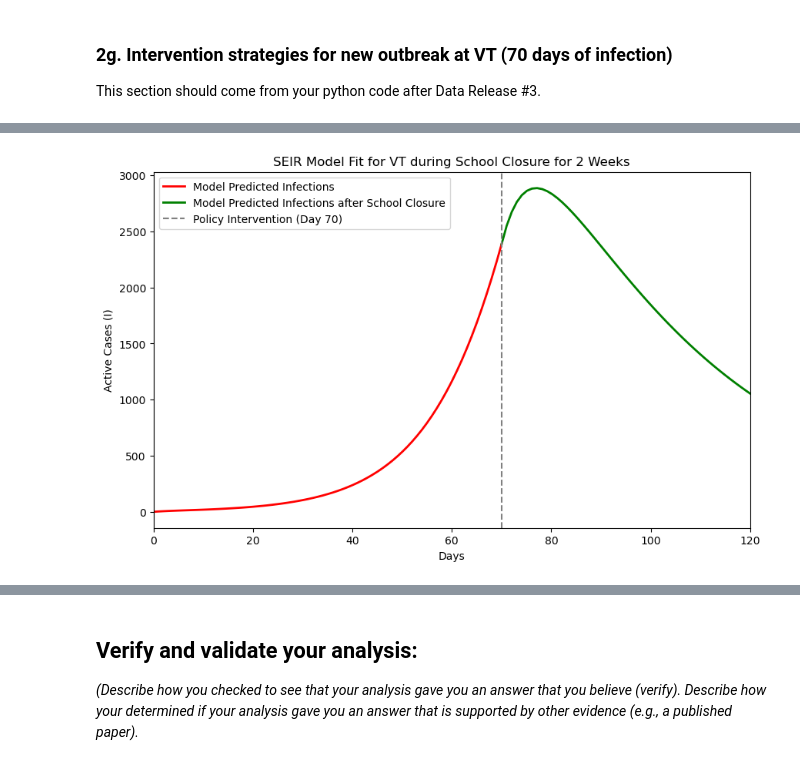
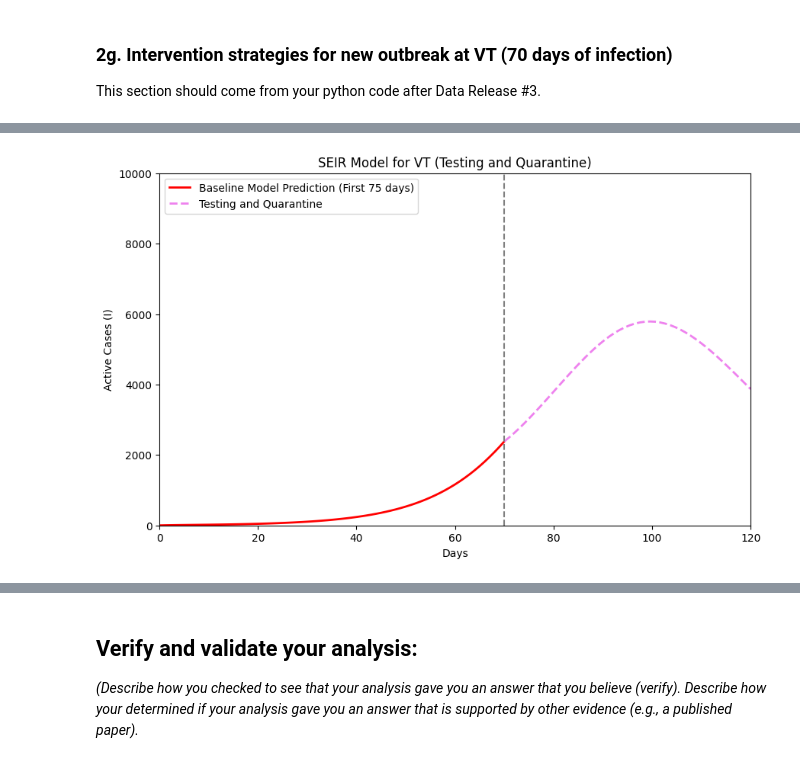
Before and after one commit to ktt920/Module-2-Epidemics-SIR-Modeling, a Jupyter notebook: Notebook examples/Template_student_final_notebook.ipynb, the cells around one changed output, grey strips where cells are left out. Cells and saved outputs as stored; diff of their text form; code cells hidden in the pictures.

```diff
--- a/Notebook examples/Template_student_final_notebook.ipynb
+++ b/Notebook examples/Template_student_final_notebook.ipynb
@@ -667,26 +738,35 @@ School closure for 2 weeks will effectively contacts by 80%. This reduces $\beta
 # %%
-# School Closure
+# Testing and Quarantining (TQ)
 
-# Normal Progression of Disease till Day 70
-S_fit, E_fit, I_fit, R_fit = SEIR(b_opt , s_opt, g_opt, S0, E0, I0, R0, 70, N)
+# (Day 0-70) Model the baseline progression up to 70th day.
+S_fit, E_fit, I_fit, R_fit = SEIR(b_opt, s_opt, g_opt, S0, E0, I0, R0, 70, N)
+days_original = np.linspace(0, 70)
 
-# Beta reduce by 40
-b_opt_reduce_Closure = b_opt - b_opt*.8
+# (Day 70-120) Testing and Quarantining : Due to detection and preventing contact, infectious period is smaller (since they don't go out)
+# As infectious period decreseases, Gamma increases (less likely to spread infection)
+    # Gamma Increases due to reduction of infectious period by 2 days
+infectious_period_new = (1/ g_opt) - 2
+g_opt_tq = (1 / infectious_period_new)
 
-S_fit_new, E_fit_new, I_fit_new, R_fit_new = SEIR(b_opt_reduce_Closure , s_opt, g_opt, S_fit[-1], E_fit[-1], I_fit[-1], R_fit[-1], 49, N)
+    # Modeling based on the change for day 70-120
+S_fit_tq, E_fit_tq, I_fit_tq, R_fit_tq = SEIR(b_opt , s_opt, g_opt_tq, S_fit[-1], E_fit[-1], I_fit[-1], R_fit[-1], 49, N)
+days_tq = np.linspace(70, 120,len(I_fit_tq))
 
-new_days = np.linspace(70, 120)
-
+# Plotting model
 plt.figure(figsize=(10, 6))
-# Plot the model results (same model at UVA)
-plt.plot(I_fit, label='Model Predicted Infections', color='red', linewidth=2)
-plt.plot(new_days,I_fit_new, label='Model Predicted Infections after School Closure', color='green', linewidth=2)
-plt.axvline(x=70, color='gray', linestyle='--', label='Policy Intervention (Day 70)')
-plt.title('SEIR Model Fit for VT during School Closure for 2 Weeks')
+# Plot the model progression for the day 0-70
+plt.plot(I_fit, label='Baseline Model Prediction (First 75 days)', color='red', linewidth=2)
+# Model plot for testing and quarantine
+plt.plot(days_tq,I_fit_tq, label='Testing and Quarantine', color='violet',linestyle='--', linewidth=2)
+#Draw a vertical graph dash line to mark when intervention campaigns starts
+plt.axvline(x=70, color='gray', linestyle='--')
+# Label graph wth correct axes and appropiate title
+plt.title('SEIR Model for VT (Testing and Quarantine)')
 plt.xlim(0,120) #Make the graph go from day 0 to day 120
+plt.ylim(0,10000) #Make the y range of the graph consistent between all interventions
 plt.xlabel('Days')
 plt.ylabel('Active Cases (I)')
 plt.legend()
 plt.show()
 # %% [output]
-[figure, old version]
+[figure, new version]
```
Also changed, not shown: parts of 16 cells of this notebook.
